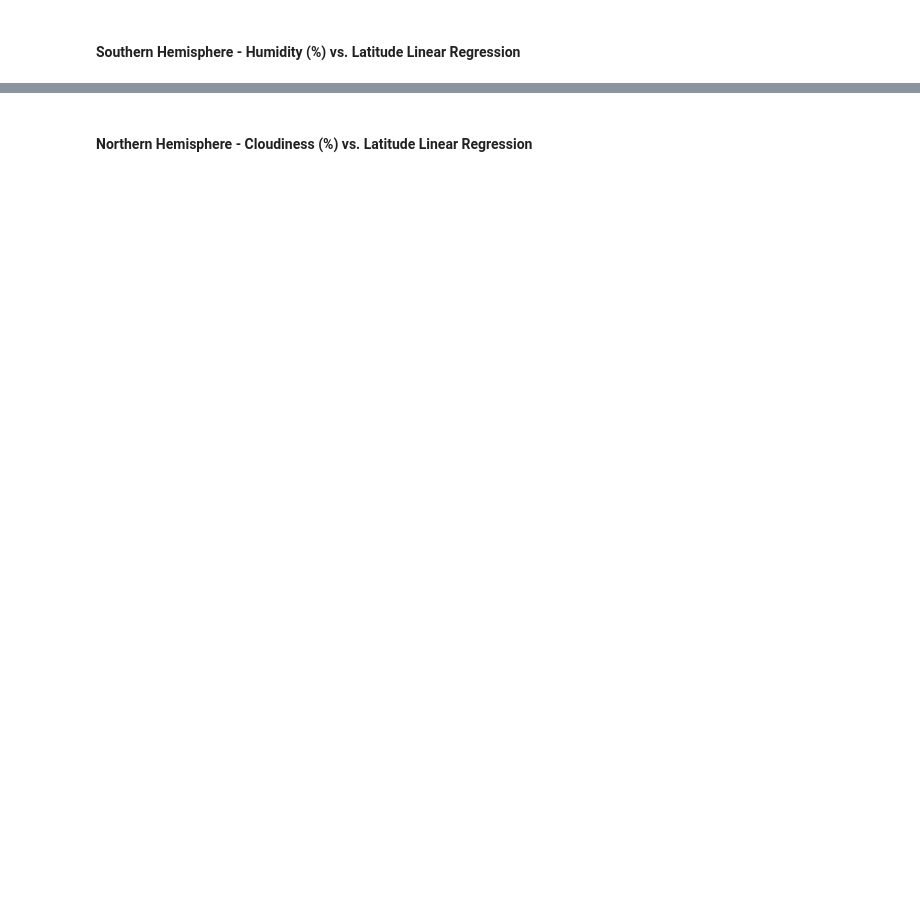
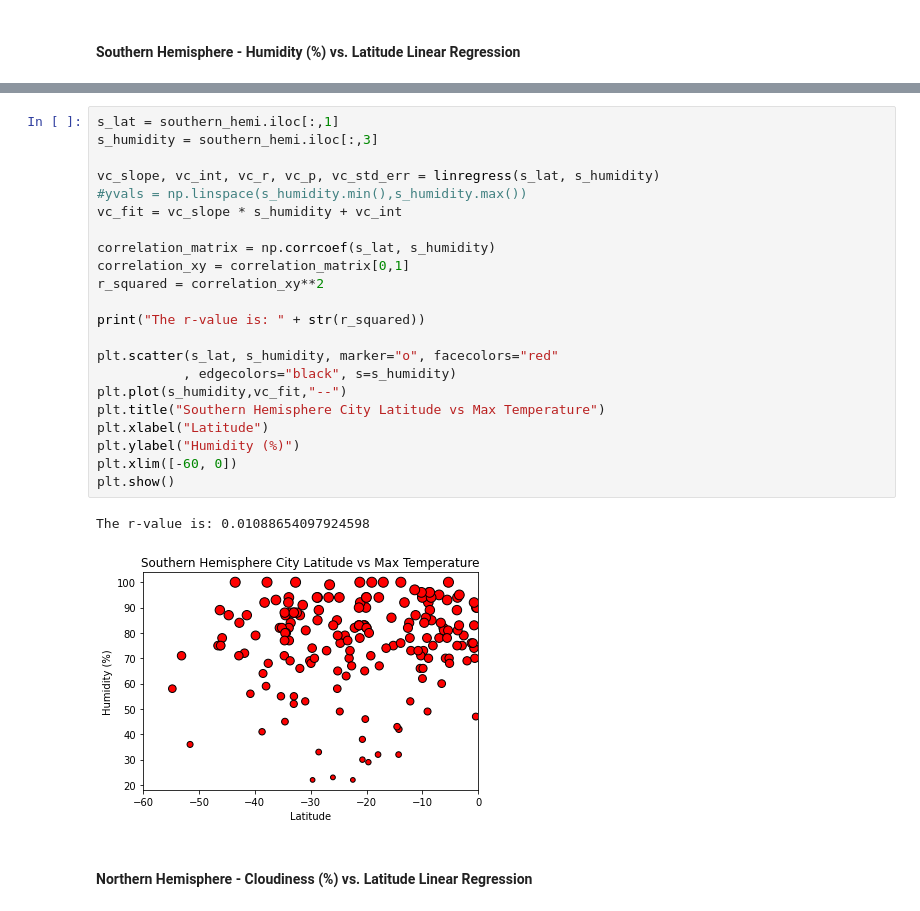
Before and after one commit to vasu11/python-api-challenge, a Jupyter notebook: WeatherPy/WeatherPy.ipynb, the cells around one changed output, grey strips where cells are left out. Drawn from its saved outputs; the diff is of its cells as text; blank space fills up the shorter version.

```diff
--- a/WeatherPy/WeatherPy.ipynb
+++ b/WeatherPy/WeatherPy.ipynb
@@ -253,2 +313,27 @@ The r-value is: 0.014985174297345524
+# %%
+s_lat = southern_hemi.iloc[:,1]
+s_humidity = southern_hemi.iloc[:,3]
+
+vc_slope, vc_int, vc_r, vc_p, vc_std_err = linregress(s_lat, s_humidity)
+#yvals = np.linspace(s_humidity.min(),s_humidity.max())
+vc_fit = vc_slope * s_humidity + vc_int
+
+correlation_matrix = np.corrcoef(s_lat, s_humidity)
+correlation_xy = correlation_matrix[0,1]
+r_squared = correlation_xy**2
+
+print("The r-value is: " + str(r_squared))
+
+plt.scatter(s_lat, s_humidity, marker="o", facecolors="red"
+           , edgecolors="black", s=s_humidity)
+plt.plot(s_humidity,vc_fit,"--")
+plt.title("Southern Hemisphere City Latitude vs Max Temperature")
+plt.xlabel("Latitude")
+plt.ylabel("Humidity (%)")
+plt.xlim([-60, 0])
+plt.show()
+# %% [output]
+The r-value is: 0.01088654097924598
+[figure, added]
 # %% [markdown]
 ####  Northern Hemisphere - Cloudiness (%) vs. Latitude Linear Regression
```
Also changed, not shown: parts of 9 cells of this notebook.
